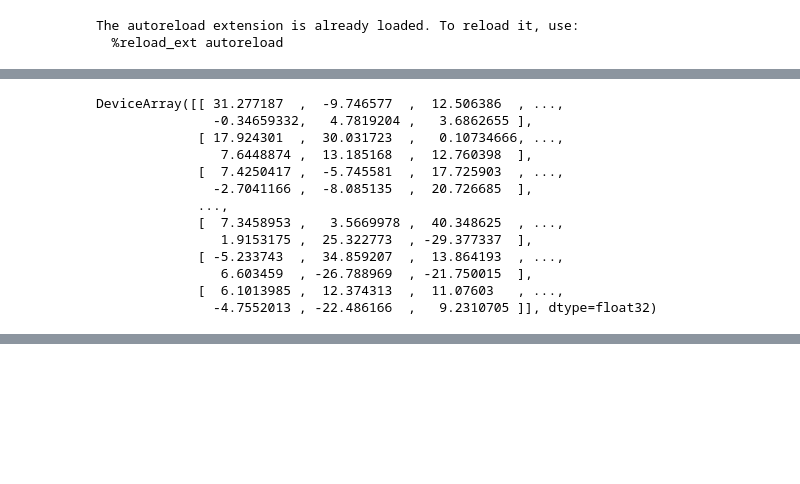
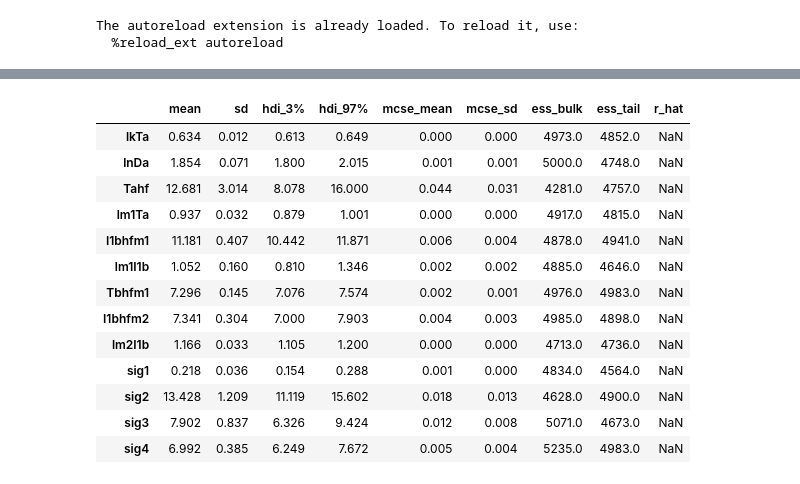
Before and after one commit to vivekdsree/PUNumpyro, a Jupyter notebook: scripts/PostProcessing.ipynb, the cells around one changed output, grey strips where cells are left out. Saved outputs shown, nothing was run; the diff lists cells and outputs as text; code cells hidden in the pictures; blank space fills up the shorter version.

```diff
--- a/scripts/PostProcessing.ipynb
+++ b/scripts/PostProcessing.ipynb
@@ -101,16 +121,4 @@ DeviceArray([ 0.,  0.,  0.,  1.,  2.,  2.,  2.,  3.,  4.,  4.,  5.,  5.,
-# %%
-svi_samples[species[1]]
-# %% [output]
-DeviceArray([[ 31.277187  ,  -9.746577  ,  12.506386  , ...,
-               -0.34659332,   4.7819204 ,   3.6862655 ],
-             [ 17.924301  ,  30.031723  ,   0.10734666, ...,
-                7.6448874 ,  13.185168  ,  12.760398  ],
-             [  7.4250417 ,  -5.745581  ,  17.725903  , ...,
-               -2.7041166 ,  -8.085135  ,  20.726685  ],
-             ...,
-             [  7.3458953 ,   3.5669978 ,  40.348625  , ...,
-                1.9153175 ,  25.322773  , -29.377337  ],
-             [ -5.233743  ,  34.859207  ,  13.864193  , ...,
-                6.603459  , -26.788969  , -21.750015  ],
-             [  6.1013985 ,  12.374313  ,  11.07603   , ...,
-               -4.7552013 , -22.486166  ,   9.2310705 ]], dtype=float32)
+# %%
+pp = az.from_numpyro(posterior_predictive=  posterior_samples)
+az.summary(posterior_samples,var_names=param_names)
+# %% [output]
@@ -116,0 +126,14 @@ DeviceArray([[ 31.277187  ,  -9.746577  ,  12.506386  , ...,
+|  | mean | sd | hdi_3% | hdi_97% | mcse_mean | mcse_sd | ess_bulk | ess_tail | r_hat |
+| lkTa | 0.634 | 0.012 | 0.613 | 0.649 | 0.000 | 0.000 | 4973.0 | 4852.0 | NaN |
+| lnDa | 1.854 | 0.071 | 1.800 | 2.015 | 0.001 | 0.001 | 5000.0 | 4748.0 | NaN |
+| Tahf | 12.681 | 3.014 | 8.078 | 16.000 | 0.044 | 0.031 | 4281.0 | 4757.0 | NaN |
+| lm1Ta | 0.937 | 0.032 | 0.879 | 1.001 | 0.000 | 0.000 | 4917.0 | 4815.0 | NaN |
+| I1bhfm1 | 11.181 | 0.407 | 10.442 | 11.871 | 0.006 | 0.004 | 4878.0 | 4941.0 | NaN |
+| lm1I1b | 1.052 | 0.160 | 0.810 | 1.346 | 0.002 | 0.002 | 4885.0 | 4646.0 | NaN |
+| Tbhfm1 | 7.296 | 0.145 | 7.076 | 7.574 | 0.002 | 0.001 | 4976.0 | 4983.0 | NaN |
+| I1bhfm2 | 7.341 | 0.304 | 7.000 | 7.903 | 0.004 | 0.003 | 4985.0 | 4898.0 | NaN |
+| lm2I1b | 1.166 | 0.033 | 1.105 | 1.200 | 0.000 | 0.000 | 4713.0 | 4736.0 | NaN |
+| sig1 | 0.218 | 0.036 | 0.154 | 0.288 | 0.001 | 0.000 | 4834.0 | 4564.0 | NaN |
+| sig2 | 13.428 | 1.209 | 11.119 | 15.602 | 0.018 | 0.013 | 4628.0 | 4900.0 | NaN |
+| sig3 | 7.902 | 0.837 | 6.326 | 9.424 | 0.012 | 0.008 | 5071.0 | 4673.0 | NaN |
+| sig4 | 6.992 | 0.385 | 6.249 | 7.672 | 0.005 | 0.004 | 5235.0 | 4983.0 | NaN |
```
Also changed, not shown: parts of 6 cells of this notebook, 5 other files.
